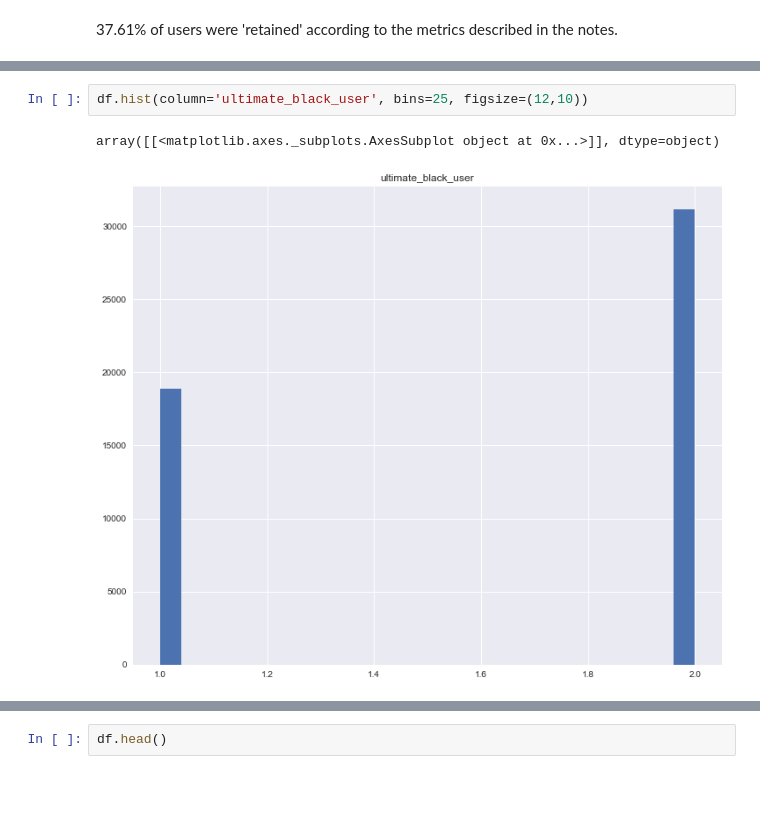
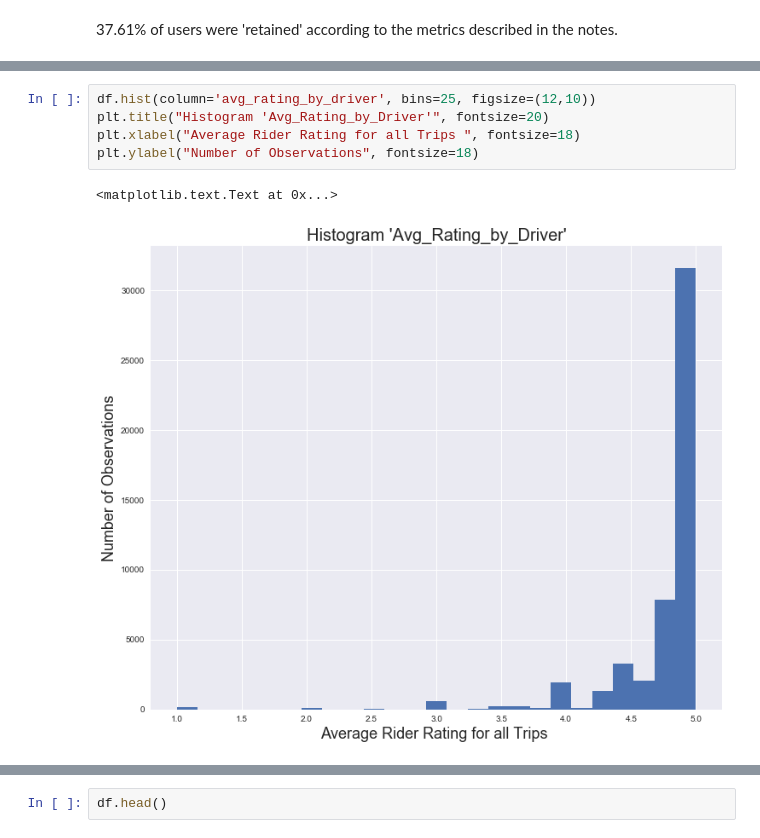
Before and after one commit to MPhillips55/Take_Home_Questions, a Jupyter notebook: ultimate_challenge/Ultimate Inc. Take Home Challenge.ipynb, the cells around one changed output, grey strips where cells are left out. Cells and saved outputs as stored; diff of their text form; blank space fills up the shorter version.

```diff
--- a/ultimate_challenge/Ultimate Inc. Take Home Challenge.ipynb
+++ b/ultimate_challenge/Ultimate Inc. Take Home Challenge.ipynb
@@ -181,5 +206,8 @@ array([[<matplotlib.axes._subplots.AxesSubplot object at 0x...>]], dtype=object)
-# %%
-df.hist(column='ultimate_black_user', bins=25, figsize=(12,10))
-# %% [output]
-array([[<matplotlib.axes._subplots.AxesSubplot object at 0x...>]], dtype=object)
-[figure, removed]
+# %%
+df.hist(column='avg_rating_by_driver', bins=25, figsize=(12,10))
+plt.title("Histogram 'Avg_Rating_by_Driver'", fontsize=20)
+plt.xlabel("Average Rider Rating for all Trips ", fontsize=18)
+plt.ylabel("Number of Observations", fontsize=18)
+# %% [output]
+<matplotlib.text.Text at 0x...>
+[figure, added]
```
Also changed, not shown: parts of 13 cells of this notebook.
